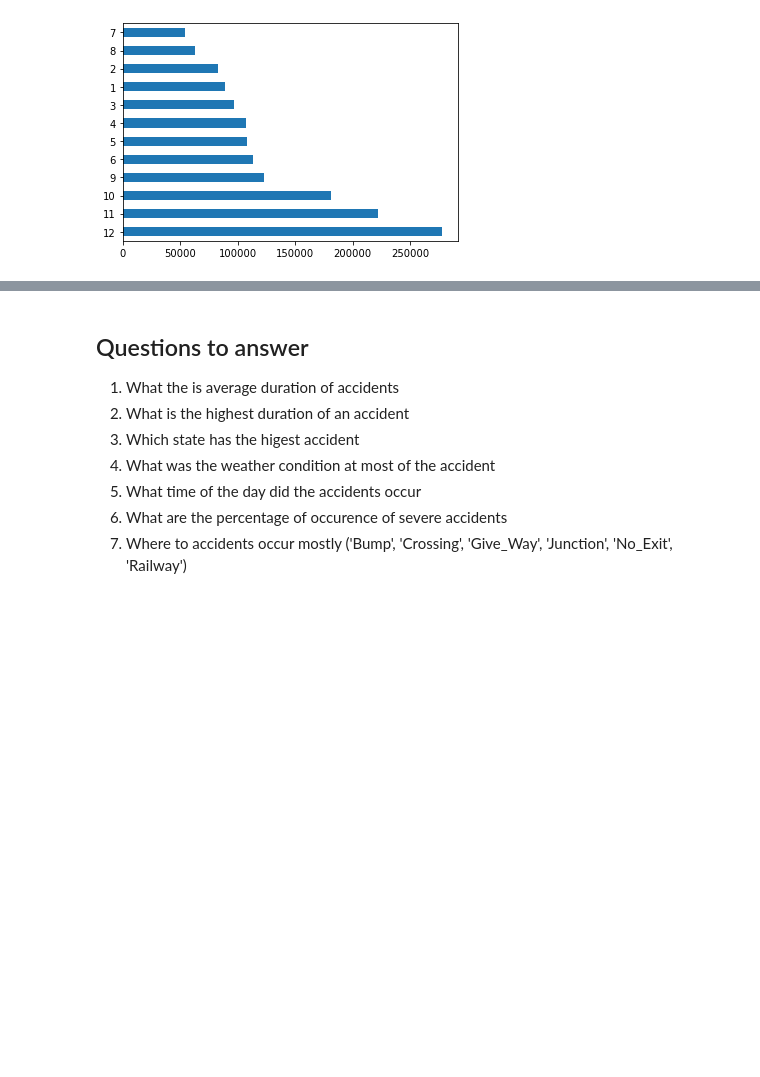
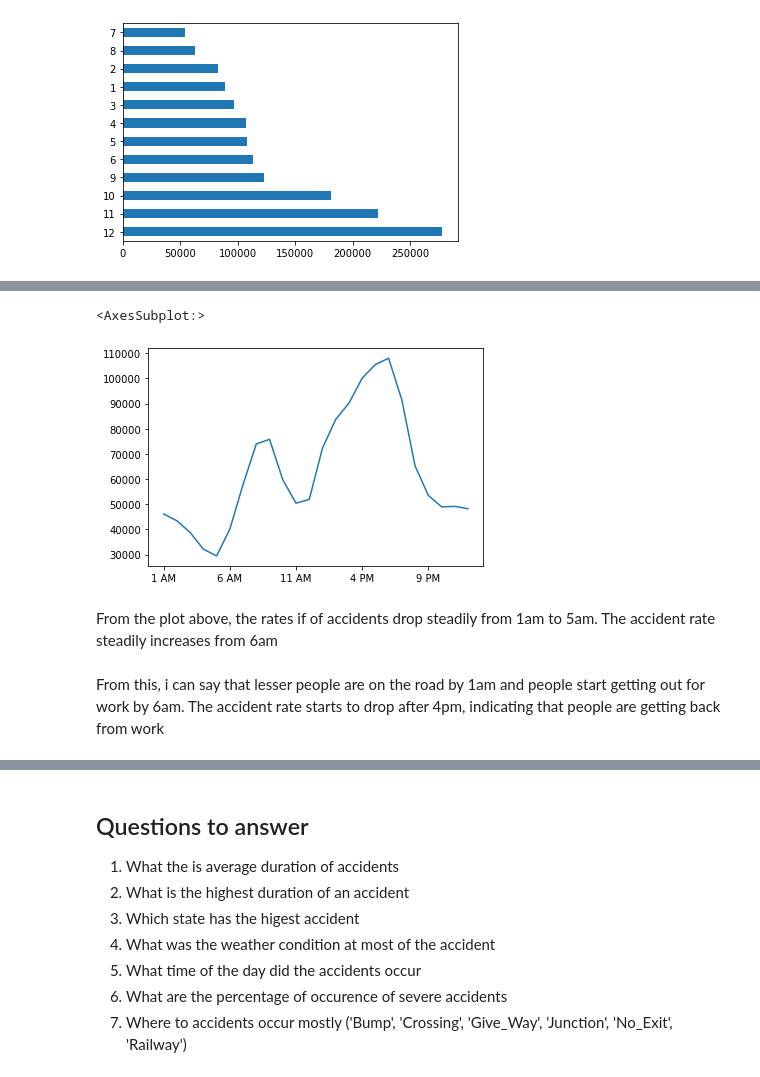
Before and after one commit to Walz194/us_accidents, a Jupyter notebook: us-accidents.ipynb, the cells around one changed output, grey strips where cells are left out. Saved outputs shown, nothing was run; the diff lists cells and outputs as text; code cells hidden in the pictures; blank space fills up the shorter version.

```diff
--- a/us-accidents.ipynb
+++ b/us-accidents.ipynb
@@ -505,0 +591,4 @@ dtype: float64
+# %%
+# Getting the value count of the hours per day
+total_acc_hour = new_df.Start_Time.dt.hour.value_counts().sort_index()
+total_acc_hour
@@ -505,0 +615,10 @@ dtype: float64
+# %%
+def formatting(x):
+    x = int(x) + 1
+    if x > 12:
+        x = str(x - 12) + ' PM'
+        return x
+    else:
+        return str(x) + ' AM'
+# %%
+total_acc_hour.index=list(map(formatting,total_acc_hour.index))
@@ -505,0 +645,10 @@ dtype: float64
+# %%
+total_acc_hour.plot()
+# %% [output]
+<AxesSubplot:>
+[figure, added]
+# %% [markdown]
+From the plot above, the rates if of accidents drop steadily from 1am to 5am. The accident rate steadily increases from 6am
+# %% [markdown]
+From this, i can say that lesser people are on the road by 1am and people start getting out for work by 6am.
+The accident rate starts to drop after 4pm, indicating that people are getting back from work
```
Also changed, not shown: parts of 49 cells of this notebook.
